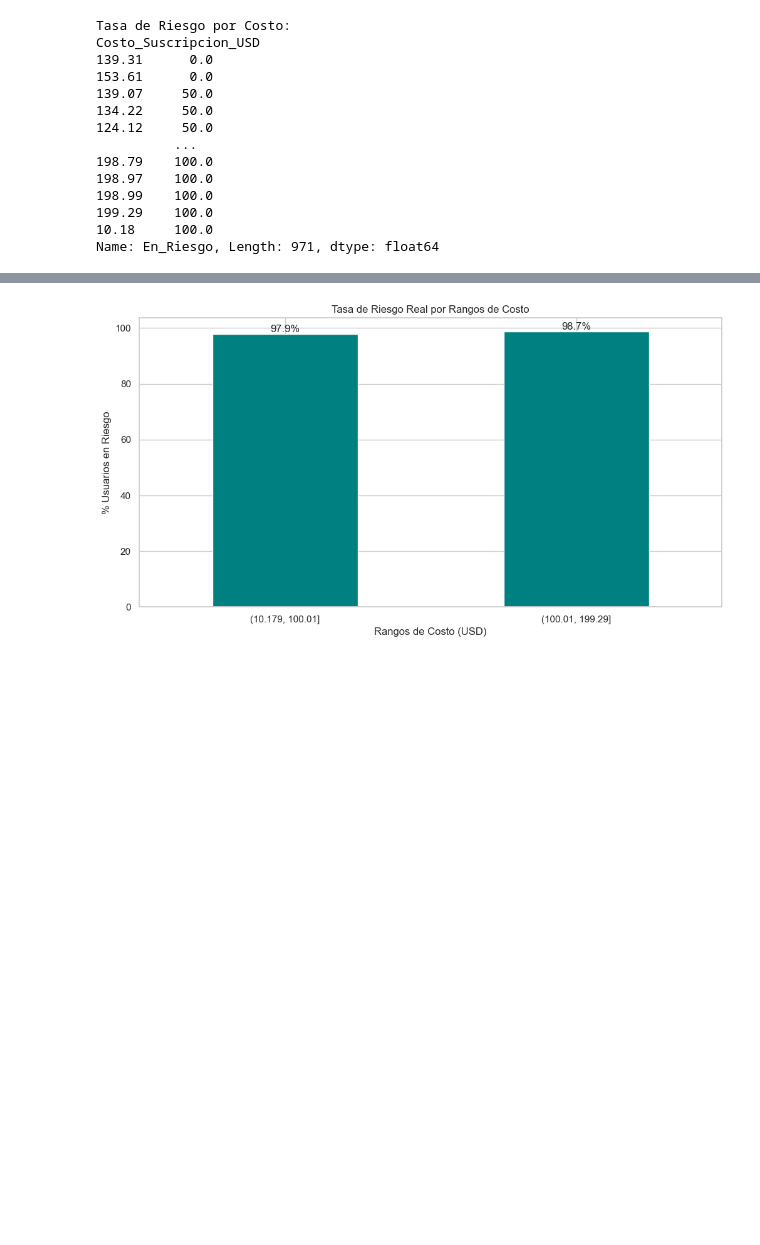
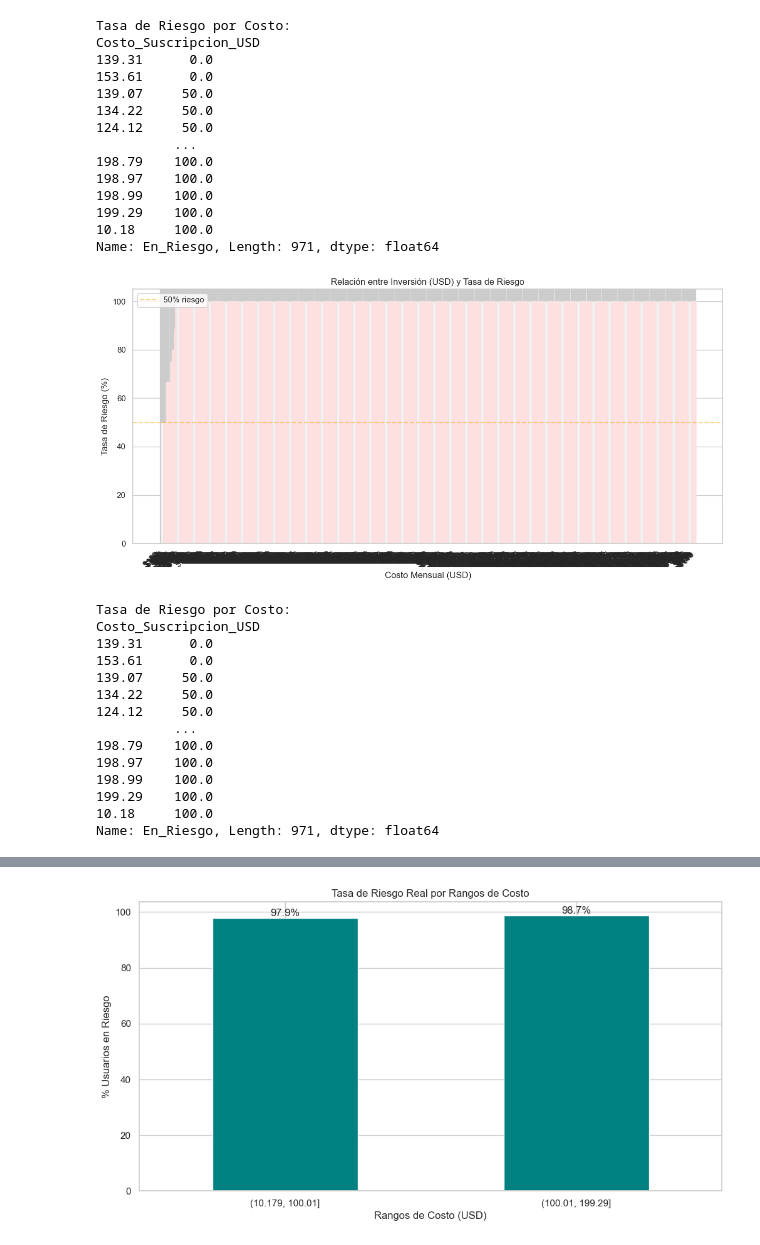
Before and after one commit to lgavegno/proyecto-fitNess-retencion, a Jupyter notebook: notebooks/03_objetivo1_diagnostico_churn.ipynb, the cells around one changed output, grey strips where cells are left out. Cells and saved outputs as stored; diff of their text form; code cells hidden in the pictures; blank space fills up the shorter version.

```diff
--- a/notebooks/03_objetivo1_diagnostico_churn.ipynb
+++ b/notebooks/03_objetivo1_diagnostico_churn.ipynb
@@ -69,3 +48,36 @@ Costo_Suscripcion_USD
 199.29    100.0
 10.18     100.0
 Name: En_Riesgo, Length: 971, dtype: float64
+# %%
+# 1. Análisis de Riesgo por Costo de Suscripción (Segmentación por Valor)
+costo_riesgo = df_maestro.groupby('Costo_Suscripcion_USD')['En_Riesgo'].mean().sort_values() * 100
+
+plt.figure(figsize=(12, 6))
+plt.bar(range(len(costo_riesgo)), costo_riesgo.values, color='red', alpha=0.7)
+plt.xticks(range(len(costo_riesgo)), [f'${x:.0f}' for x in costo_riesgo.index], rotation=45, ha='right')
+plt.title('Relación entre Inversión (USD) y Tasa de Riesgo')
+plt.ylabel('Tasa de Riesgo (%)')
+plt.xlabel('Costo Mensual (USD)')
+plt.axhline(y=50, color='orange', linestyle='--', alpha=0.5, label='50% riesgo')
+plt.legend()
+plt.tight_layout()
+plt.show()
+
+print("Tasa de Riesgo por Costo:")
+print(costo_riesgo)
+# %% [output]
+[figure, added]
+Tasa de Riesgo por Costo:
+Costo_Suscripcion_USD
+139.31      0.0
+153.61      0.0
+139.07     50.0
+134.22     50.0
+124.12     50.0
+          ...
+198.79    100.0
+198.97    100.0
+198.99    100.0
+199.29    100.0
+10.18     100.0
+Name: En_Riesgo, Length: 971, dtype: float64
```
Also changed, not shown: parts of 3 cells of this notebook, 3 other files.
